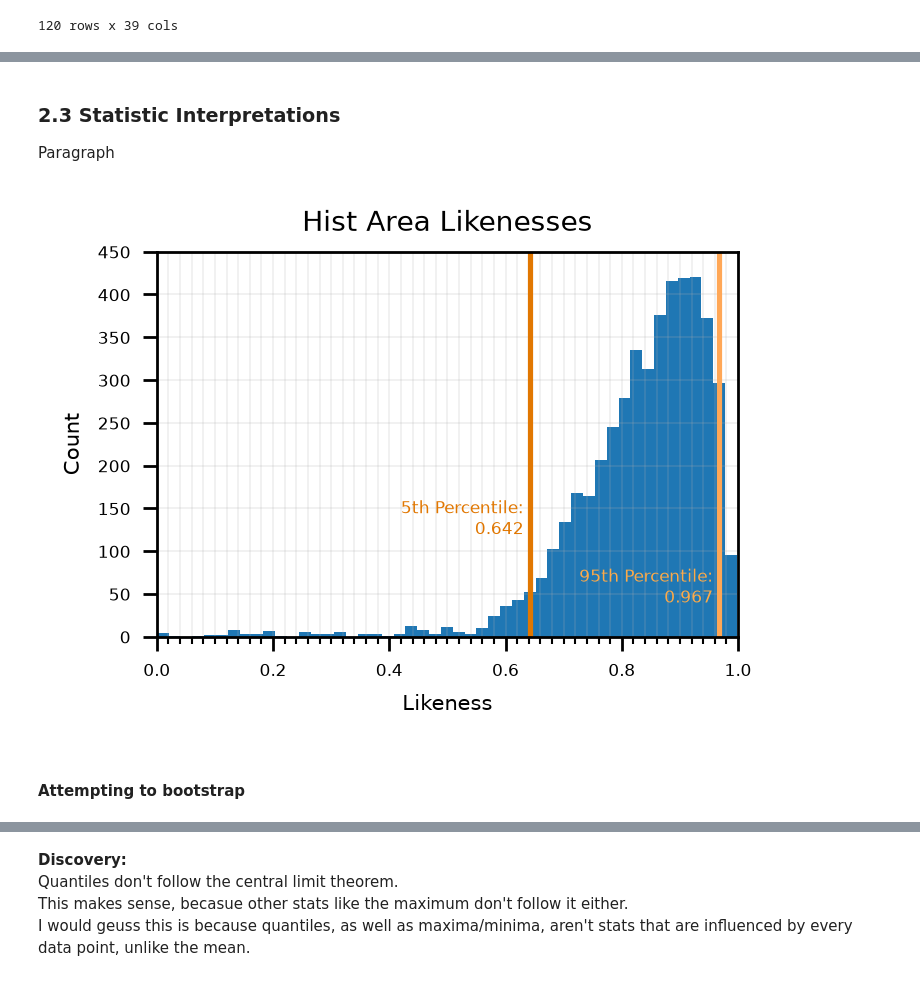
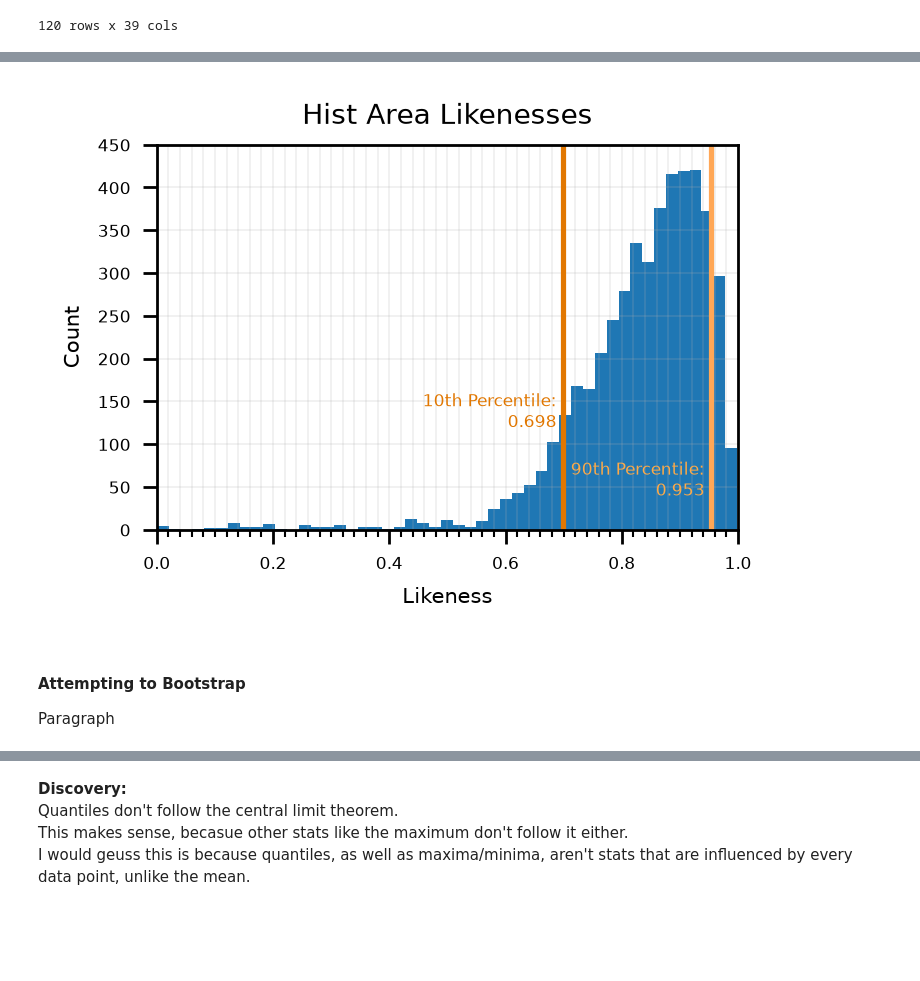
Before and after one commit to EvansOMalley/Personal-Project-Summer-2026, a Jupyter notebook: Summer-2026.ipynb, the cells around one changed output, grey strips where cells are left out. Drawn from its saved outputs; the diff is of its cells as text; code cells hidden in the pictures; blank space fills up the shorter version.

Commit message:
Implemented secondary statistic

```diff
--- a/Summer-2026.ipynb
+++ b/Summer-2026.ipynb
@@ -741,16 +741,14 @@ def enumerate(col: pd.Series):
         reverse_legend = {y:x for x,y in Legends[col.name].items()}
         return col.dropna().map(lambda x: reverse_legend[x])
 
-def Hist(data = np.array([]),
-         title = None,
-         xlab = None,
-         ylab = "Count",
-         bins = 10,
-         xmin = None, xmax = None,
-         ymin = None, ymax = None
-        ):
+def Plt_Config(title = None,
+               xlab = None,
+               ylab = None,
+               xmin = None, xmax = None,
+               ymin = None, ymax = None
+              ):
 
-    """Default histogram function as per my preferences"""
+    """Default plot setup as per my preferences"""
 
     fig, ax = plt.subplots()
 
@@ -764,10 +762,26 @@ def Hist(data = np.array([]),
 
     fig.set_dpi(250)
     fig.set_size_inches(3, 2)
-    ax.hist(data, bins = bins)
     ax.tick_params(labelsize = 5, size = 2)
 
     return (fig, ax)
+
+def Hist(data = np.array([]),
+         title = None,
+         xlab = None,
+         ylab = None,
+         xmin = None, xmax = None,
+         ymin = None, ymax = None,
+         bins = 10
+        ):
+
+    """Default histogram setup as per my preferences"""
+
+    fig, ax = Plt_Config(title, xlab, ylab, xmin, xmax, ymin, ymax)
+
+    ax.hist(data, bins = bins)
+
+    return fig, ax
 # %% [markdown]
 ---
 ### 1.6 Initialization Summary
@@ -887,3 +879,0 @@ dtype: float64
-# %% [markdown]
-### 2.3 Statistic Interpretations
-Paragraph
@@ -895,38 +880,45 @@ alike_lim = np.percentile(HA_Comparisons, 100 - per)
+# %%
+HA_Comparisons = np.ravel(Hist_Areas_DF)
+per = 10
+unlike_lim = np.percentile(HA_Comparisons, per)
+alike_lim = np.percentile(HA_Comparisons, 100 - per)
 # %%
 HAfig, HAax = Hist(data = HA_Comparisons,
                    title = "Hist Area Likenesses",
                    xlab = "Likeness",
-                   bins = 49,
+                   ylab = "Count",
                    xmin = 0,
                    xmax = 1,
                    ymin = 0,
-                   ymax = 450
+                   ymax = 450,
+                   bins = 49
                   )
 
 HAax.set_xticks(minor = False, ticks = np.arange(0, 6/5, 1/5))
 HAax.set_xticks(minor = True, ticks = np.arange(0, 1, 1/50))
 HAax.grid(axis = 'x', which = "both", linewidth = 0.1)
 HAax.tick_params(which = "minor", labelsize = 5, size = 2)
 HAax.tick_params(which = "major", labelsize = 5, size = 4)
 HAax.grid(axis = 'y', which = "major", linewidth = 0.1)
 
 HAax.axvline(unlike_lim, color = "xkcd:pumpkin")
 HAax.text(unlike_lim - 0.01, 120,
          f"{per}th Percentile:\n{np.round(unlike_lim, 3)}",
          ha = "right", color = "xkcd:pumpkin", size = 5
         )
 
 HAax.axvline(alike_lim, color = "xkcd:pale orange")
 HAax.text(alike_lim - 0.01, 40,
          f"{100 - per}th Percentile:\n{np.round(alike_lim, 3)}",
          ha = "right", color = "xkcd:light orange", size = 5
         )
 
 pass # No need to see the MatPlot object
 # %% [output]
-[figure, old version]
+[figure, new version]
 # %% [markdown]
-#### Attempting to bootstrap
+#### Attempting to Bootstrap
+Paragraph
 # %%
 HA_unlike_lims = np.array([])
 HA_means = np.array([])
```
Also changed, not shown: parts of 16 cells of this notebook.
